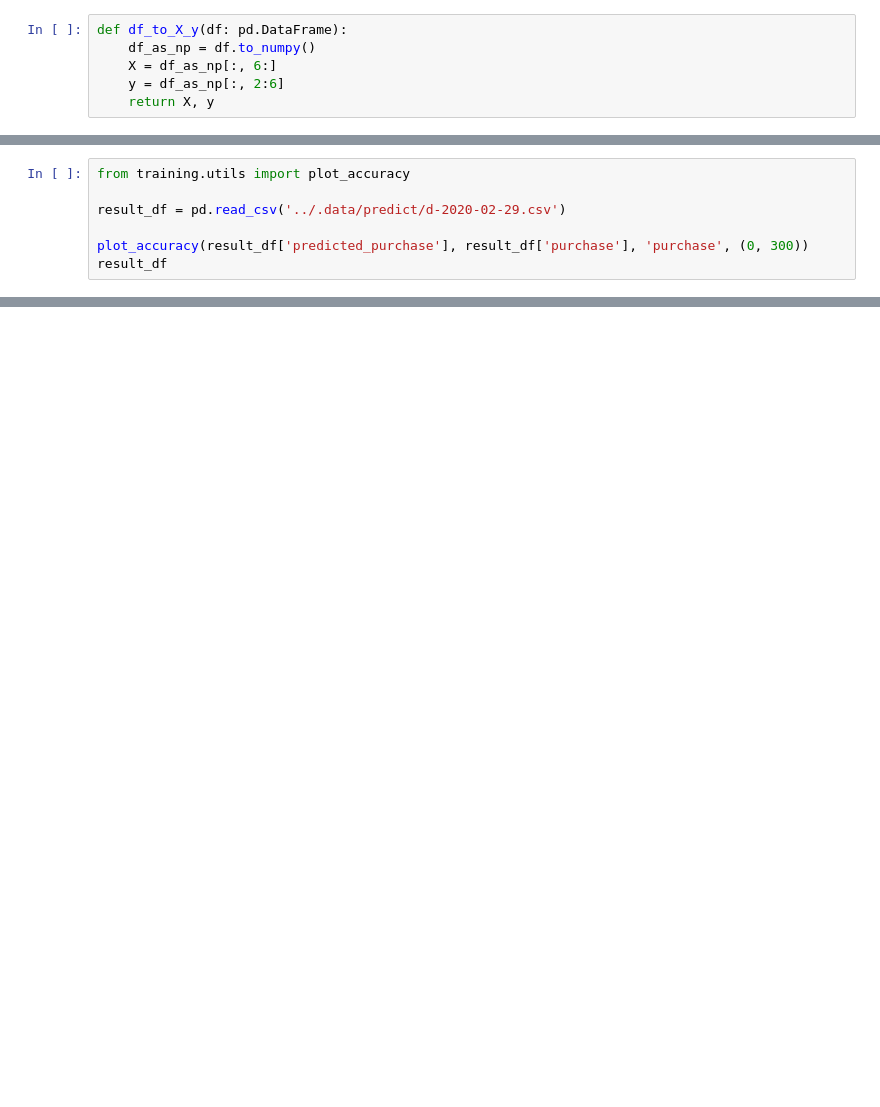
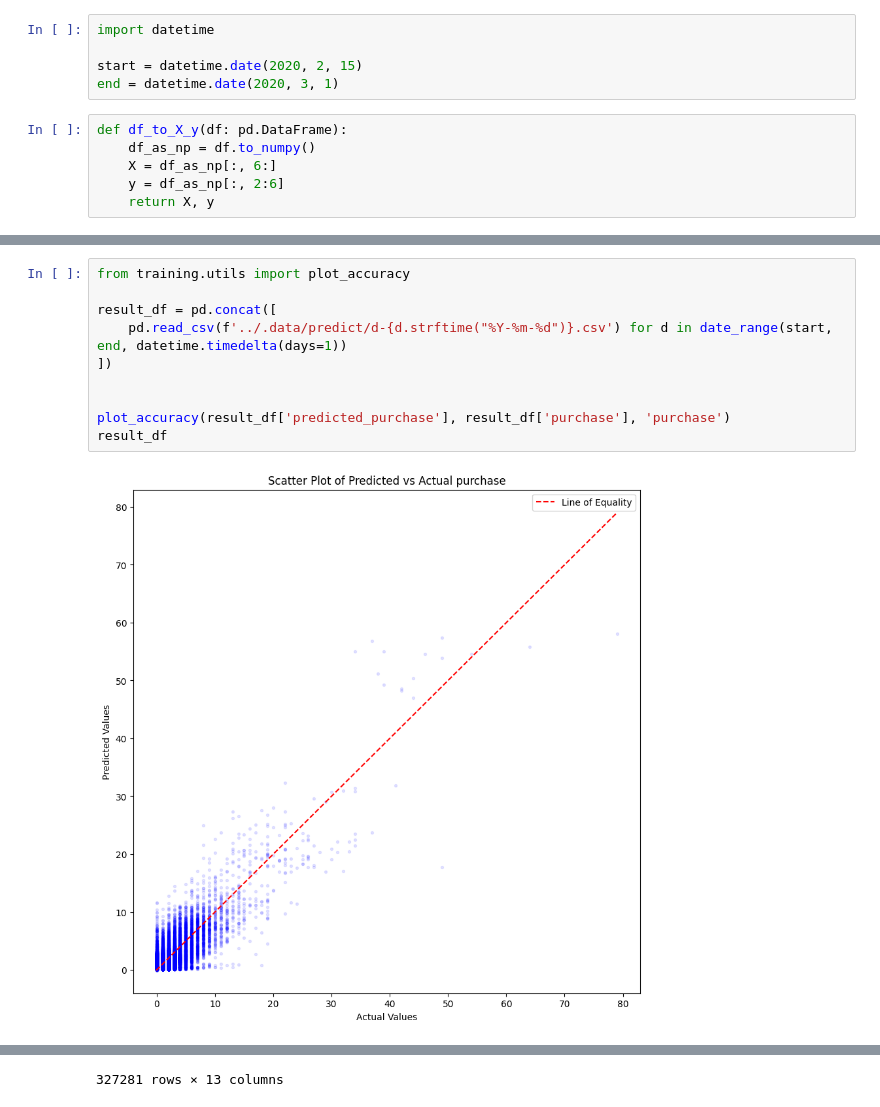
Before and after one commit to catan271/datn, a Jupyter notebook: training/03b-predict.ipynb, the cells around one changed output, grey strips where cells are left out. Saved outputs shown, nothing was run; the diff lists cells and outputs as text; blank space fills up the shorter version.

Commit message:
update: predict

```diff
--- a/training/03b-predict.ipynb
+++ b/training/03b-predict.ipynb
@@ -30,6 +32,11 @@ conn_string = 'postgresql://{db_user}:{db_password}@{db_host}:{db_port}/cosmetic
     db_port=os.getenv('DB_PORT'),
 )
 engine = sa.create_engine(conn_string)
+# %%
+import datetime
+
+start = datetime.date(2020, 2, 15)
+end = datetime.date(2020, 3, 1)
 # %%
 def df_to_X_y(df: pd.DataFrame):
     df_as_np = df.to_numpy()
@@ -139,7 +206,12 @@ with orm.Session(engine) as session, session.begin():
 # %%
 from training.utils import plot_accuracy
 
-result_df = pd.read_csv('../.data/predict/d-2020-02-29.csv')
+result_df = pd.concat([
+    pd.read_csv(f'../.data/predict/d-{d.strftime("%Y-%m-%d")}.csv') for d in date_range(start, end, datetime.timedelta(days=1))
+])
 
-plot_accuracy(result_df['predicted_purchase'], result_df['purchase'], 'purchase', (0, 300))
+
+plot_accuracy(result_df['predicted_purchase'], result_df['purchase'], 'purchase')
 result_df
+# %% [output]
+[figure, added]
@@ -145,0 +230 @@ result_df
+327281 rows × 13 columns
```
Also changed, not shown: parts of 4 cells of this notebook, 3 other files.
